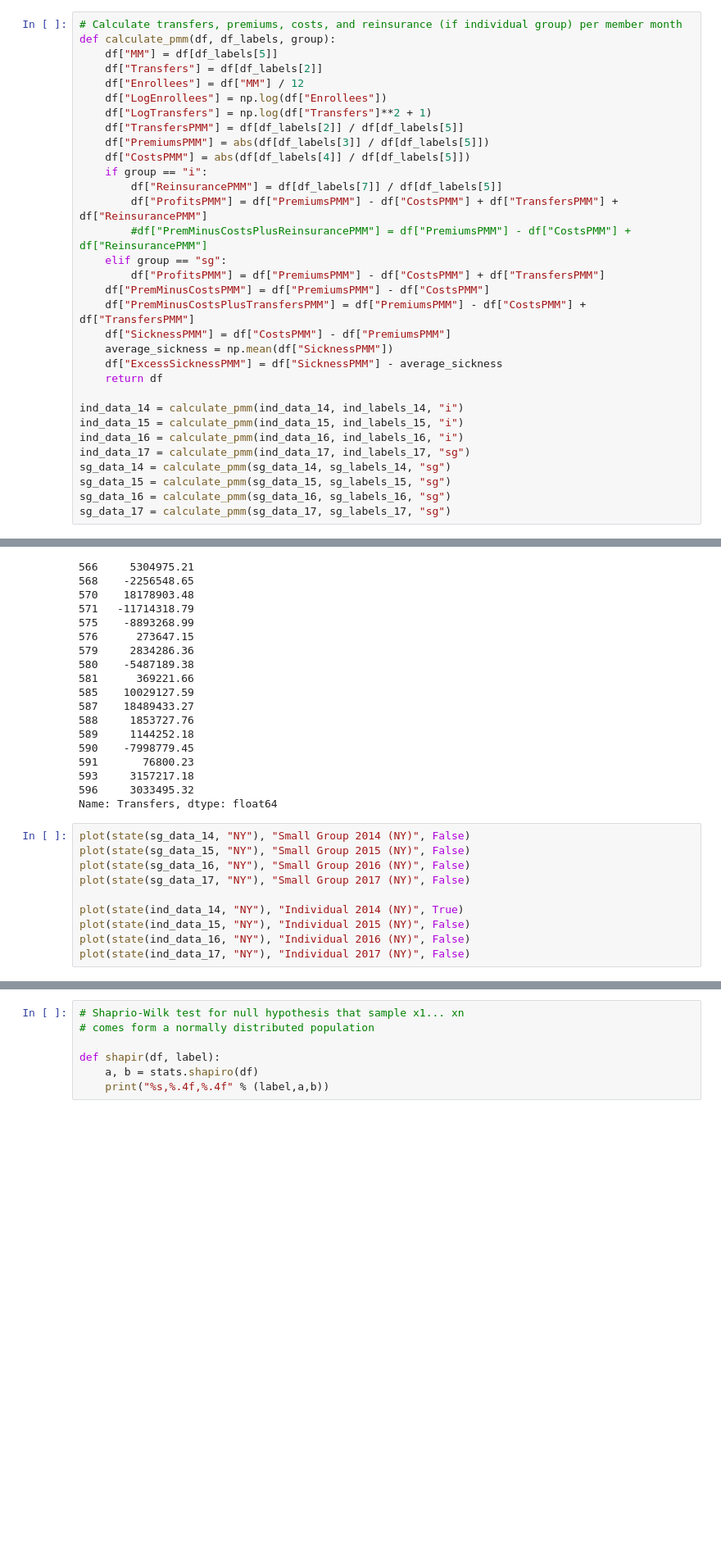
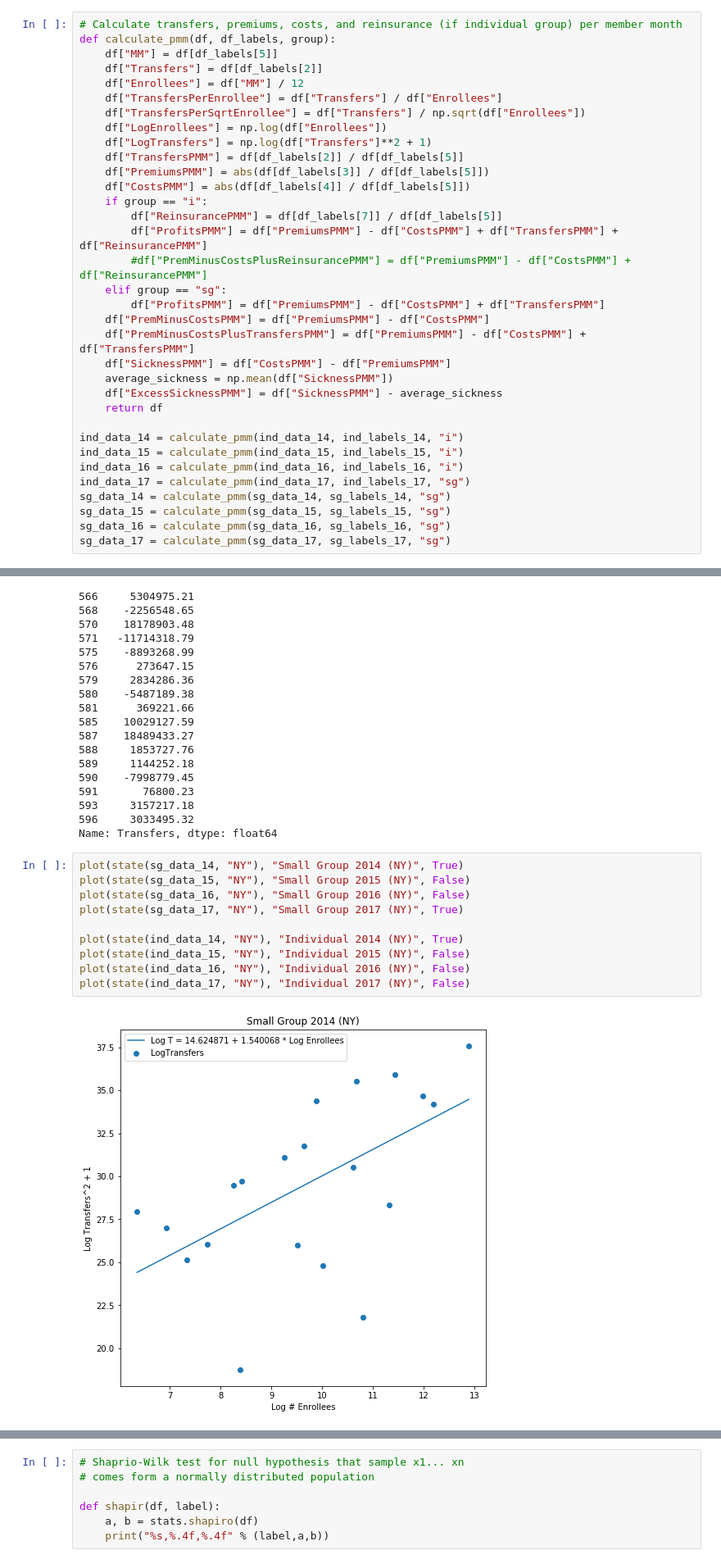
Before and after one commit to guanzgrace/risk-adj-3, a Jupyter notebook: December.ipynb, the cells around one changed output, grey strips where cells are left out. Shown: that part at 82% size. Drawn from its saved outputs; the diff is of its cells as text; blank space fills up the shorter version.

```diff
--- a/December.ipynb
+++ b/December.ipynb
@@ -64,6 +66,8 @@ def calculate_pmm(df, df_labels, group):
     df["MM"] = df[df_labels[5]]
     df["Transfers"] = df[df_labels[2]]
     df["Enrollees"] = df["MM"] / 12
+    df["TransfersPerEnrollee"] = df["Transfers"] / df["Enrollees"]
+    df["TransfersPerSqrtEnrollee"] = df["Transfers"] / np.sqrt(df["Enrollees"])
     df["LogEnrollees"] = np.log(df["Enrollees"])
     df["LogTransfers"] = np.log(df["Transfers"]**2 + 1)
     df["TransfersPMM"] = df[df_labels[2]] / df[df_labels[5]]
@@ -234,16 +238,17 @@ state(ind_data_17, "WI")["Transfers"]
 596     3033495.32
 Name: Transfers, dtype: float64
 # %%
-plot(state(sg_data_14, "NY"), "Small Group 2014 (NY)", False)
+plot(state(sg_data_14, "NY"), "Small Group 2014 (NY)", True)
 plot(state(sg_data_15, "NY"), "Small Group 2015 (NY)", False)
 plot(state(sg_data_16, "NY"), "Small Group 2016 (NY)", False)
-plot(state(sg_data_17, "NY"), "Small Group 2017 (NY)", False)
+plot(state(sg_data_17, "NY"), "Small Group 2017 (NY)", True)
 
 plot(state(ind_data_14, "NY"), "Individual 2014 (NY)", True)
 plot(state(ind_data_15, "NY"), "Individual 2015 (NY)", False)
 plot(state(ind_data_16, "NY"), "Individual 2016 (NY)", False)
 plot(state(ind_data_17, "NY"), "Individual 2017 (NY)", False)
 # %% [output]
+[figure, new version]
 Small Group 2014 (NY)
 Log T = 14.624871 + 1.540068 * Log Enrollees
 Small Group 2015 (NY)
```
Also changed, not shown: parts of 25 cells of this notebook, 22 other files.
